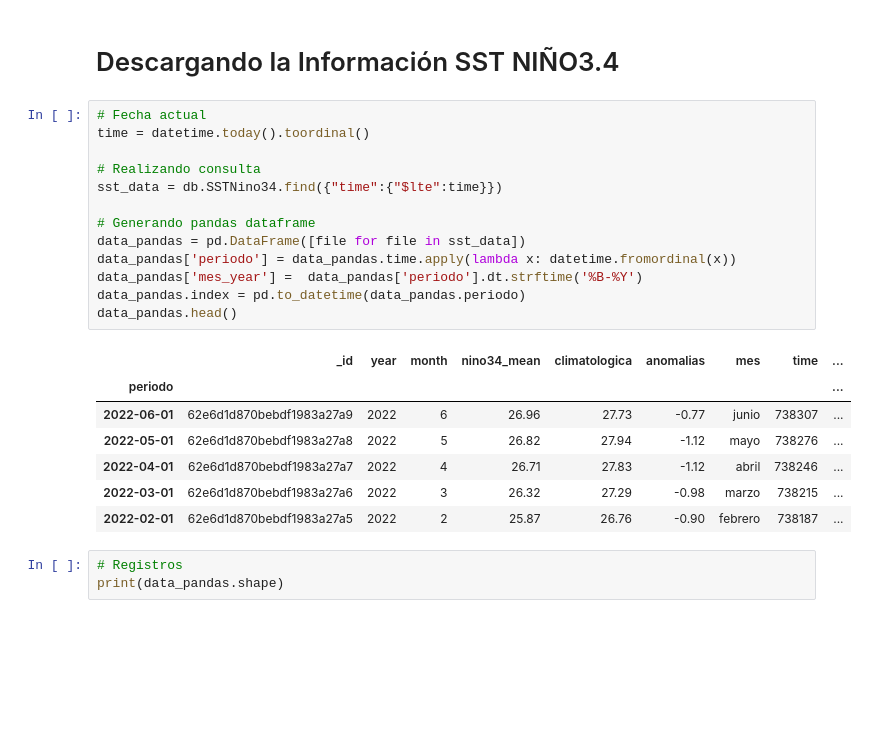
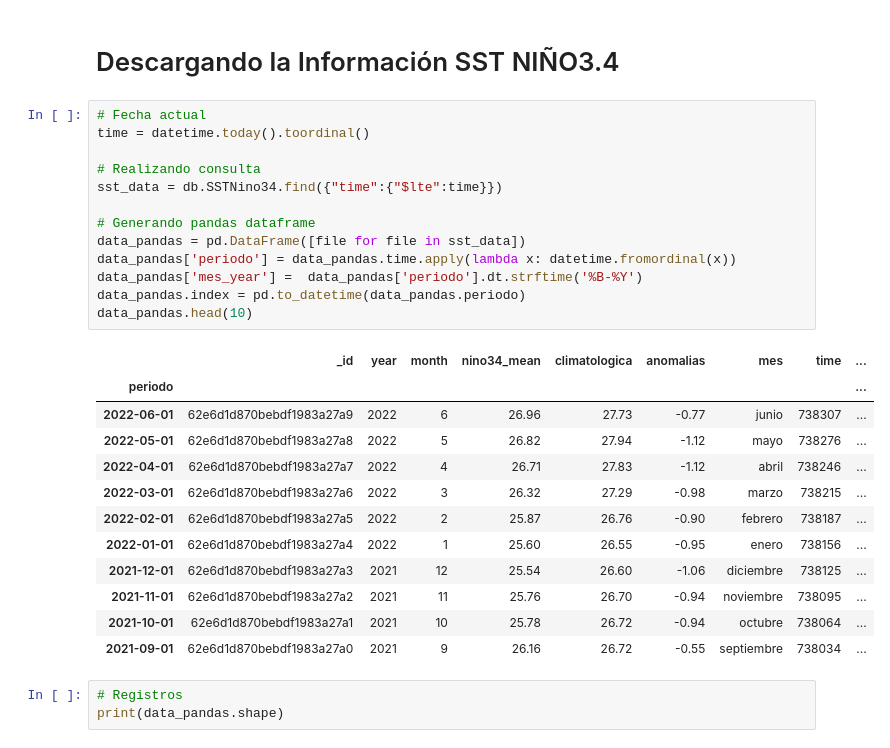
Before and after one commit to esglobe/seev-analytics, a Jupyter notebook: 2_NARX_sst_nino34.ipynb, the cells around one changed output. Drawn from its saved outputs; the diff is of its cells as text; blank space fills up the shorter version.

```diff
--- a/2_NARX_sst_nino34.ipynb
+++ b/2_NARX_sst_nino34.ipynb
@@ -26,24 +26,29 @@ db.list_collection_names()
 # %%
 # Fecha actual
 time = datetime.today().toordinal()
 
 # Realizando consulta
 sst_data = db.SSTNino34.find({"time":{"$lte":time}})
 
 # Generando pandas dataframe
 data_pandas = pd.DataFrame([file for file in sst_data])
 data_pandas['periodo'] = data_pandas.time.apply(lambda x: datetime.fromordinal(x))
 data_pandas['mes_year'] =  data_pandas['periodo'].dt.strftime('%B-%Y')
 data_pandas.index = pd.to_datetime(data_pandas.periodo)
-data_pandas.head()
+data_pandas.head(10)
 # %% [output]
 |  | _id | year | month | nino34_mean | climatologica | anomalias | mes | time | ... |
 | periodo |  |  |  |  |  |  |  |  | ... |
 | 2022-06-01 | 62e6d1d870bebdf1983a27a9 | 2022 | 6 | 26.96 | 27.73 | -0.77 | junio | 738307 | ... |
 | 2022-05-01 | 62e6d1d870bebdf1983a27a8 | 2022 | 5 | 26.82 | 27.94 | -1.12 | mayo | 738276 | ... |
 | 2022-04-01 | 62e6d1d870bebdf1983a27a7 | 2022 | 4 | 26.71 | 27.83 | -1.12 | abril | 738246 | ... |
 | 2022-03-01 | 62e6d1d870bebdf1983a27a6 | 2022 | 3 | 26.32 | 27.29 | -0.98 | marzo | 738215 | ... |
 | 2022-02-01 | 62e6d1d870bebdf1983a27a5 | 2022 | 2 | 25.87 | 26.76 | -0.90 | febrero | 738187 | ... |
+| 2022-01-01 | 62e6d1d870bebdf1983a27a4 | 2022 | 1 | 25.60 | 26.55 | -0.95 | enero | 738156 | ... |
+| 2021-12-01 | 62e6d1d870bebdf1983a27a3 | 2021 | 12 | 25.54 | 26.60 | -1.06 | diciembre | 738125 | ... |
+| 2021-11-01 | 62e6d1d870bebdf1983a27a2 | 2021 | 11 | 25.76 | 26.70 | -0.94 | noviembre | 738095 | ... |
+| 2021-10-01 | 62e6d1d870bebdf1983a27a1 | 2021 | 10 | 25.78 | 26.72 | -0.94 | octubre | 738064 | ... |
+| 2021-09-01 | 62e6d1d870bebdf1983a27a0 | 2021 | 9 | 26.16 | 26.72 | -0.55 | septiembre | 738034 | ... |
 # %%
 # Registros
 print(data_pandas.shape)
```
Also changed, not shown: parts of 23 cells of this notebook, 2 other files.
